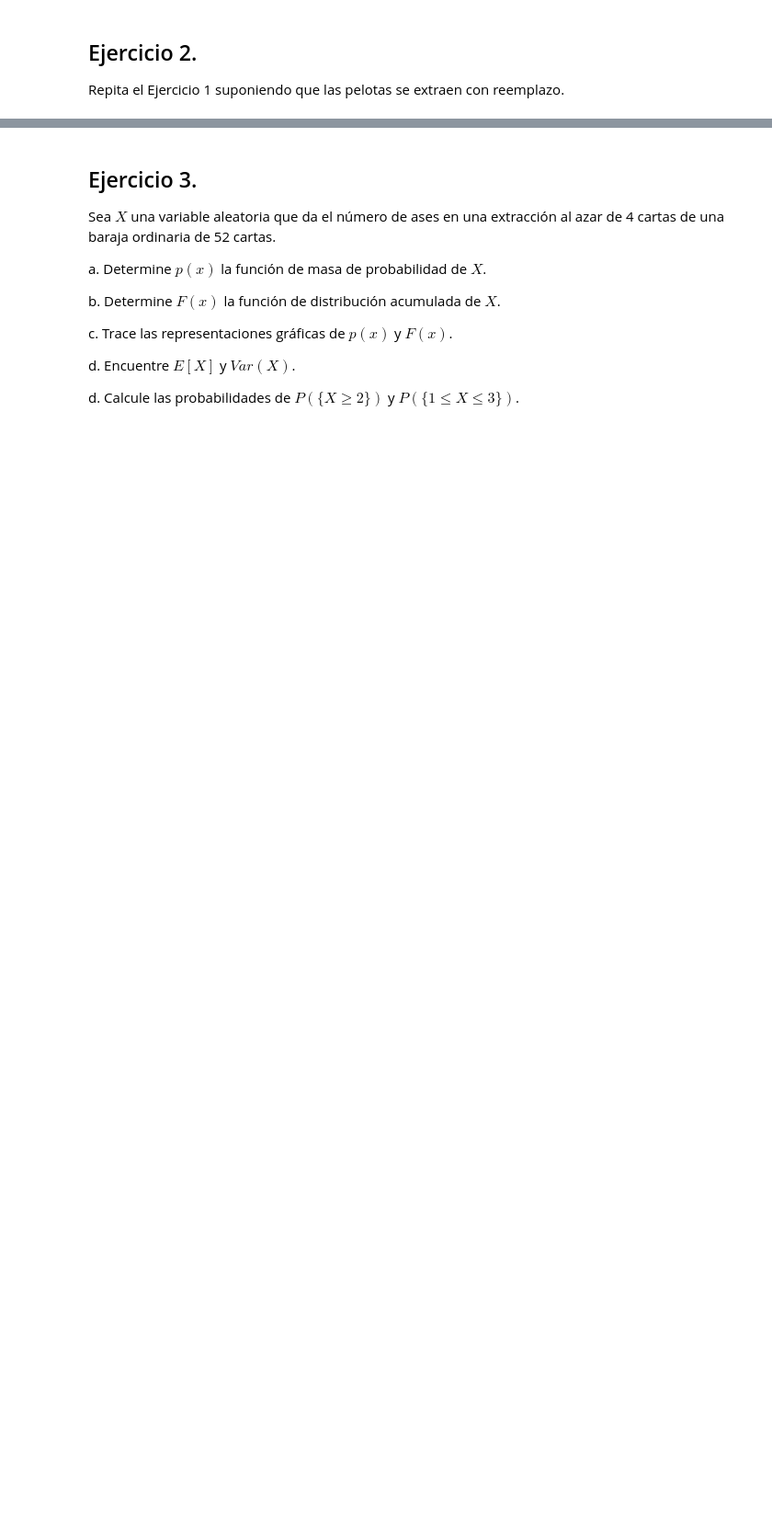
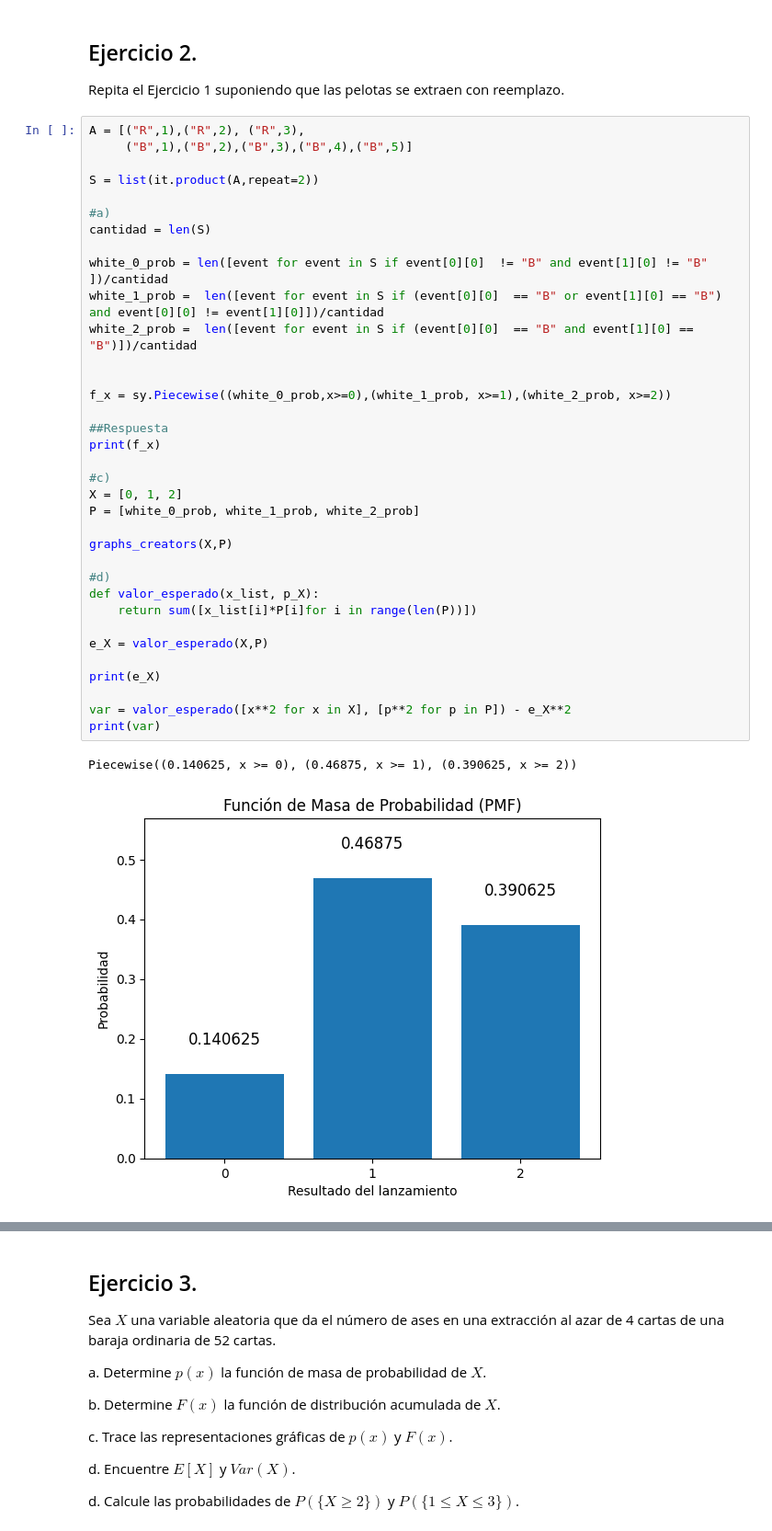
Before and after one commit to Brariv/Lab3Probabilidades, a Jupyter notebook: MM3014 - Lab 3 - Variables aleatorias.ipynb, the cells around one changed output, grey strips where cells are left out. Shown at 92% size. Saved outputs shown, nothing was run; the diff lists cells and outputs as text; blank space fills up the shorter version.

```diff
--- a/MM3014 - Lab 3 - Variables aleatorias.ipynb
+++ b/MM3014 - Lab 3 - Variables aleatorias.ipynb
@@ -91,3 +94,41 @@ Piecewise((0.107142857142857, x >= 0), (0.535714285714286, x >= 1), (0.357142857
 ## Ejercicio 2.
 
 Repita el Ejercicio 1 suponiendo que las pelotas se extraen con reemplazo.
+# %%
+A = [("R",1),("R",2), ("R",3),
+     ("B",1),("B",2),("B",3),("B",4),("B",5)]
+
+S = list(it.product(A,repeat=2))
+
+#a)
+cantidad = len(S)
+
+white_0_prob = len([event for event in S if event[0][0]  != "B" and event[1][0] != "B" ])/cantidad
+white_1_prob =  len([event for event in S if (event[0][0]  == "B" or event[1][0] == "B") and event[0][0] != event[1][0]])/cantidad
+white_2_prob =  len([event for event in S if (event[0][0]  == "B" and event[1][0] == "B")])/cantidad
+
+
+f_x = sy.Piecewise((white_0_prob,x>=0),(white_1_prob, x>=1),(white_2_prob, x>=2))
+
+##Respuesta
+print(f_x)
+
+#c)
+X = [0, 1, 2]
+P = [white_0_prob, white_1_prob, white_2_prob]
+
+graphs_creators(X,P)
+
+#d)
+def valor_esperado(x_list, p_X):
+    return sum([x_list[i]*P[i]for i in range(len(P))])
+
+e_X = valor_esperado(X,P)
+
+print(e_X)
+
+var = valor_esperado([x**2 for x in X], [p**2 for p in P]) - e_X**2
+print(var)
+# %% [output]
+Piecewise((0.140625, x >= 0), (0.46875, x >= 1), (0.390625, x >= 2))
+[figure, added]
```
Also changed, not shown: parts of 4 cells of this notebook.
